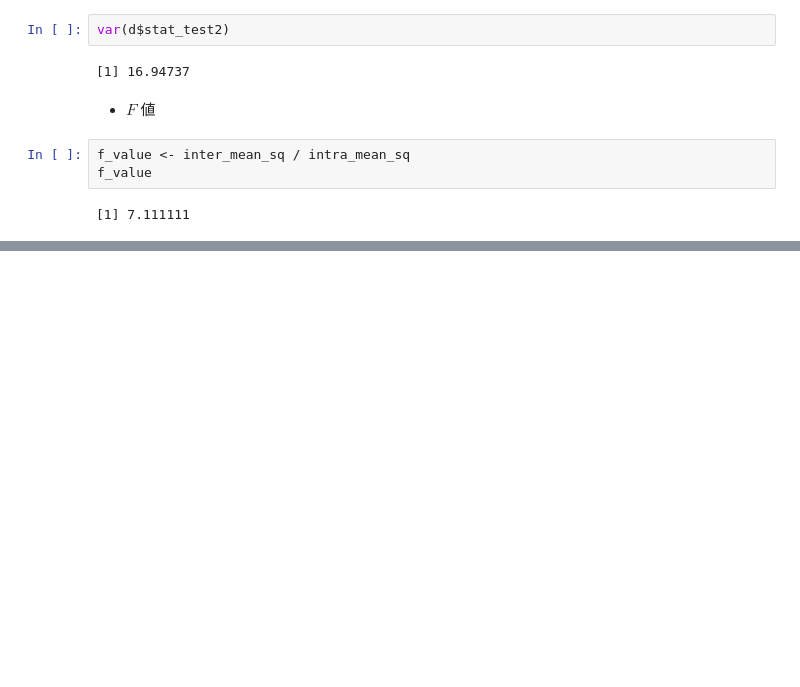
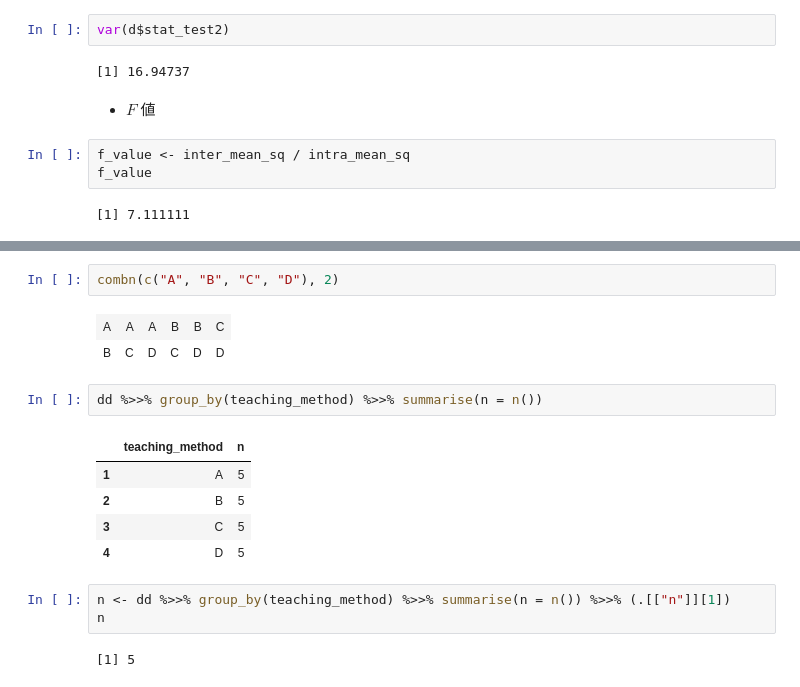
Before and after one commit to whatalnk/r-easy-stat, a Jupyter notebook: Chap07.ipynb, the cells around one changed output, grey strips where cells are left out. Cells and saved outputs as stored; diff of their text form; blank space fills up the shorter version.

```diff
--- a/Chap07.ipynb
+++ b/Chap07.ipynb
@@ -307,0 +319,18 @@ f_value
+# %%
+combn(c("A", "B", "C", "D"), 2)
+# %% [output]
+| A | A | A | B | B | C |
+| B | C | D | C | D | D |
+# %%
+dd %>>% group_by(teaching_method) %>>% summarise(n = n())
+# %% [output]
+|  | teaching_method | n |
+| 1 | A | 5 |
+| 2 | B | 5 |
+| 3 | C | 5 |
+| 4 | D | 5 |
+# %%
+n <- dd %>>% group_by(teaching_method) %>>% summarise(n = n()) %>>% (.[["n"]][1])
+n
+# %% [output]
+[1] 5
```
Also changed, not shown: parts of 13 cells of this notebook.
